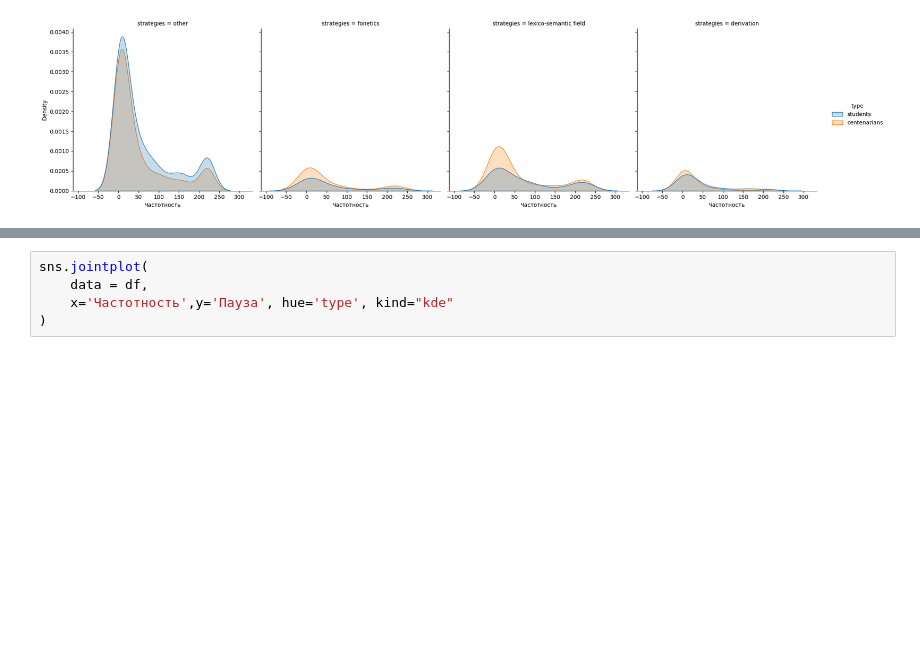
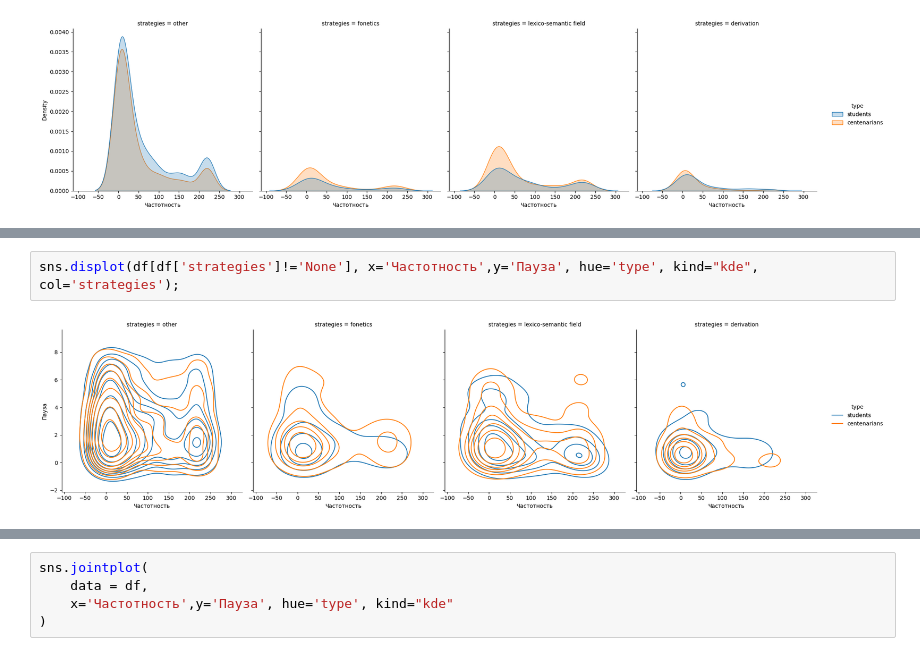
Before and after one commit to Aryunaa/Linguistics, a Jupyter notebook: pos_febr/analysis2.ipynb, the cells around one changed output, grey strips where cells are left out. Saved outputs shown, nothing was run; the diff lists cells and outputs as text; blank space fills up the shorter version.

```diff
--- a/pos_febr/analysis2.ipynb
+++ b/pos_febr/analysis2.ipynb
@@ -360,3 +360,7 @@ sns.displot(df, x='Частотность',y='Пауза', hue='type', kind="kde
+# %%
+sns.displot(df[df['strategies']!='None'], x='Частотность',y='Пауза', hue='type', kind="kde", col='strategies');
+# %% [output]
+[figure, added]
 # %%
 sns.displot(others, x='Частотность',y='Пауза', hue='type', kind="kde");
 # %% [output]
```
Also changed, not shown: parts of 9 cells of this notebook.
